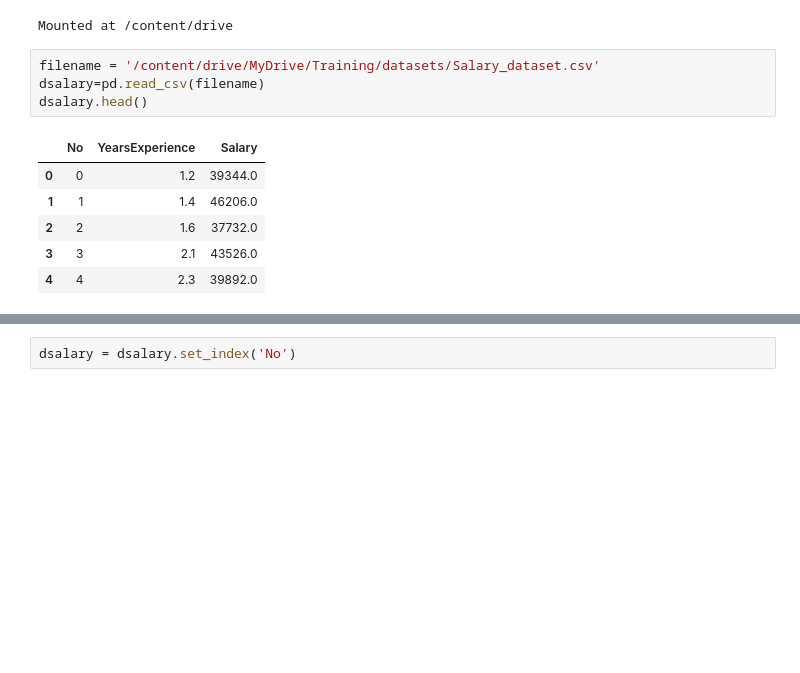
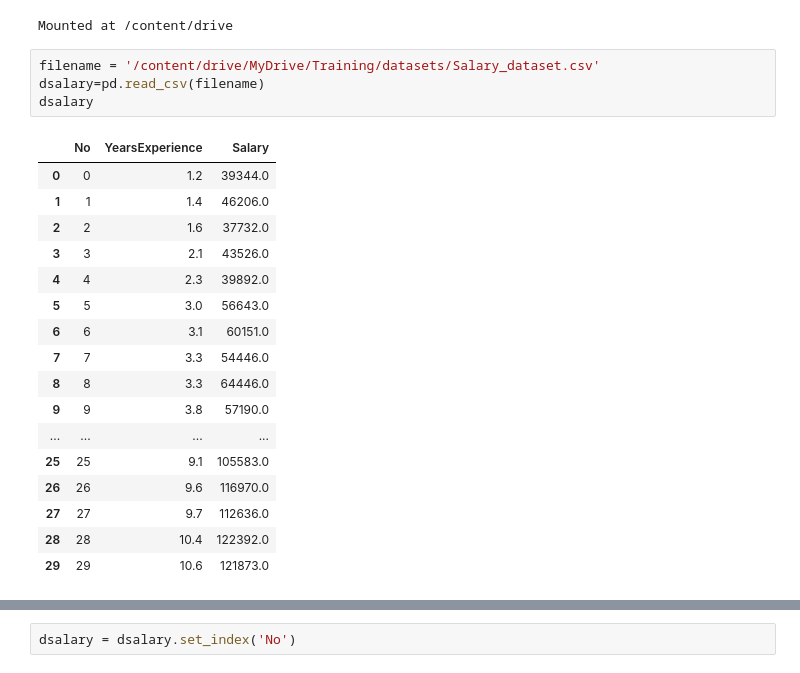
Before and after one commit to williamharefa/StudentProject1, a Jupyter notebook: StudentProject1.ipynb, the cells around one changed output, grey strips where cells are left out. Saved outputs shown, nothing was run; the diff lists cells and outputs as text; blank space fills up the shorter version.

```diff
--- a/StudentProject1.ipynb
+++ b/StudentProject1.ipynb
@@ -16,11 +26,22 @@ Mounted at /content/drive
 # %%
 filename = '/content/drive/MyDrive/Training/datasets/Salary_dataset.csv'
 dsalary=pd.read_csv(filename)
-dsalary.head()
+dsalary
 # %% [output]
 |  | No | YearsExperience | Salary |
 | 0 | 0 | 1.2 | 39344.0 |
 | 1 | 1 | 1.4 | 46206.0 |
 | 2 | 2 | 1.6 | 37732.0 |
 | 3 | 3 | 2.1 | 43526.0 |
 | 4 | 4 | 2.3 | 39892.0 |
+| 5 | 5 | 3.0 | 56643.0 |
+| 6 | 6 | 3.1 | 60151.0 |
+| 7 | 7 | 3.3 | 54446.0 |
+| 8 | 8 | 3.3 | 64446.0 |
+| 9 | 9 | 3.8 | 57190.0 |
+| ... | ... | ... | ... |
+| 25 | 25 | 9.1 | 105583.0 |
+| 26 | 26 | 9.6 | 116970.0 |
+| 27 | 27 | 9.7 | 112636.0 |
+| 28 | 28 | 10.4 | 122392.0 |
+| 29 | 29 | 10.6 | 121873.0 |
```
Also changed, not shown: parts of 23 cells of this notebook.
